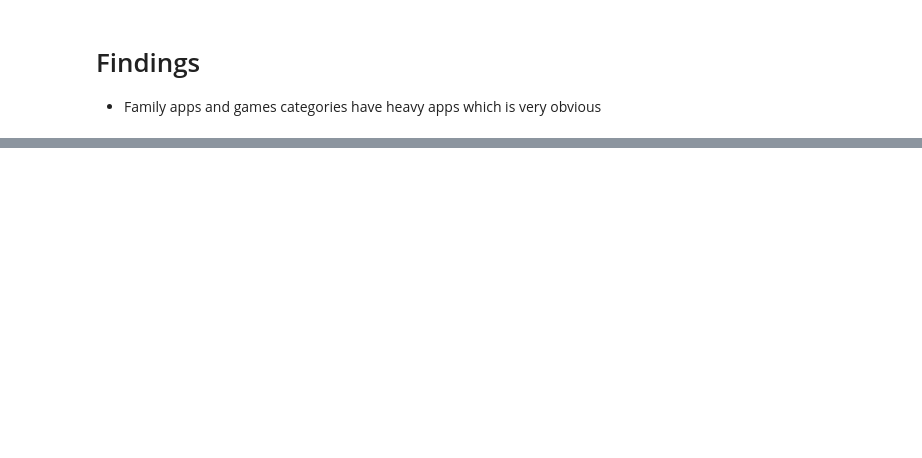
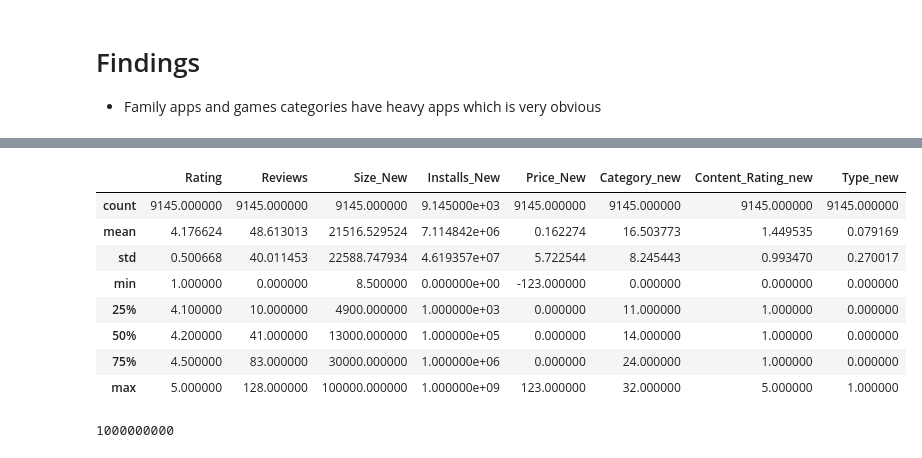
Before and after one commit to swatishayna/BusinessAnalyticsGooglePlayStore, a Jupyter notebook: notebooks/Step2 Data Analysis.ipynb, the cells around one changed output, grey strips where cells are left out. Drawn from its saved outputs; the diff is of its cells as text; code cells hidden in the pictures; blank space fills up the shorter version.

Commit message:
data ready for training

```diff
--- a/notebooks/Step2 Data Analysis.ipynb
+++ b/notebooks/Step2 Data Analysis.ipynb
@@ -277,0 +285,16 @@ rfr_grid.fit(train_X,train_y)
+# %%
+data.describe()
+# %% [output]
+|  | Rating | Reviews | Size_New | Installs_New | Price_New | Category_new | Content_Rating_new | Type_new |
+| count | 9145.000000 | 9145.000000 | 9145.000000 | 9.145000e+03 | 9145.000000 | 9145.000000 | 9145.000000 | 9145.000000 |
+| mean | 4.176624 | 48.613013 | 21516.529524 | 7.114842e+06 | 0.162274 | 16.503773 | 1.449535 | 0.079169 |
+| std | 0.500668 | 40.011453 | 22588.747934 | 4.619357e+07 | 5.722544 | 8.245443 | 0.993470 | 0.270017 |
+| min | 1.000000 | 0.000000 | 8.500000 | 0.000000e+00 | -123.000000 | 0.000000 | 0.000000 | 0.000000 |
+| 25% | 4.100000 | 10.000000 | 4900.000000 | 1.000000e+03 | 0.000000 | 11.000000 | 1.000000 | 0.000000 |
+| 50% | 4.200000 | 41.000000 | 13000.000000 | 1.000000e+05 | 0.000000 | 14.000000 | 1.000000 | 0.000000 |
+| 75% | 4.500000 | 83.000000 | 30000.000000 | 1.000000e+06 | 0.000000 | 24.000000 | 1.000000 | 0.000000 |
+| max | 5.000000 | 128.000000 | 100000.000000 | 1.000000e+09 | 123.000000 | 32.000000 | 5.000000 | 1.000000 |
+# %%
+data.Installs_New.values.max()
+# %% [output]
+1000000000
```
Also changed, not shown: parts of 6 cells of this notebook, 2 other files.
